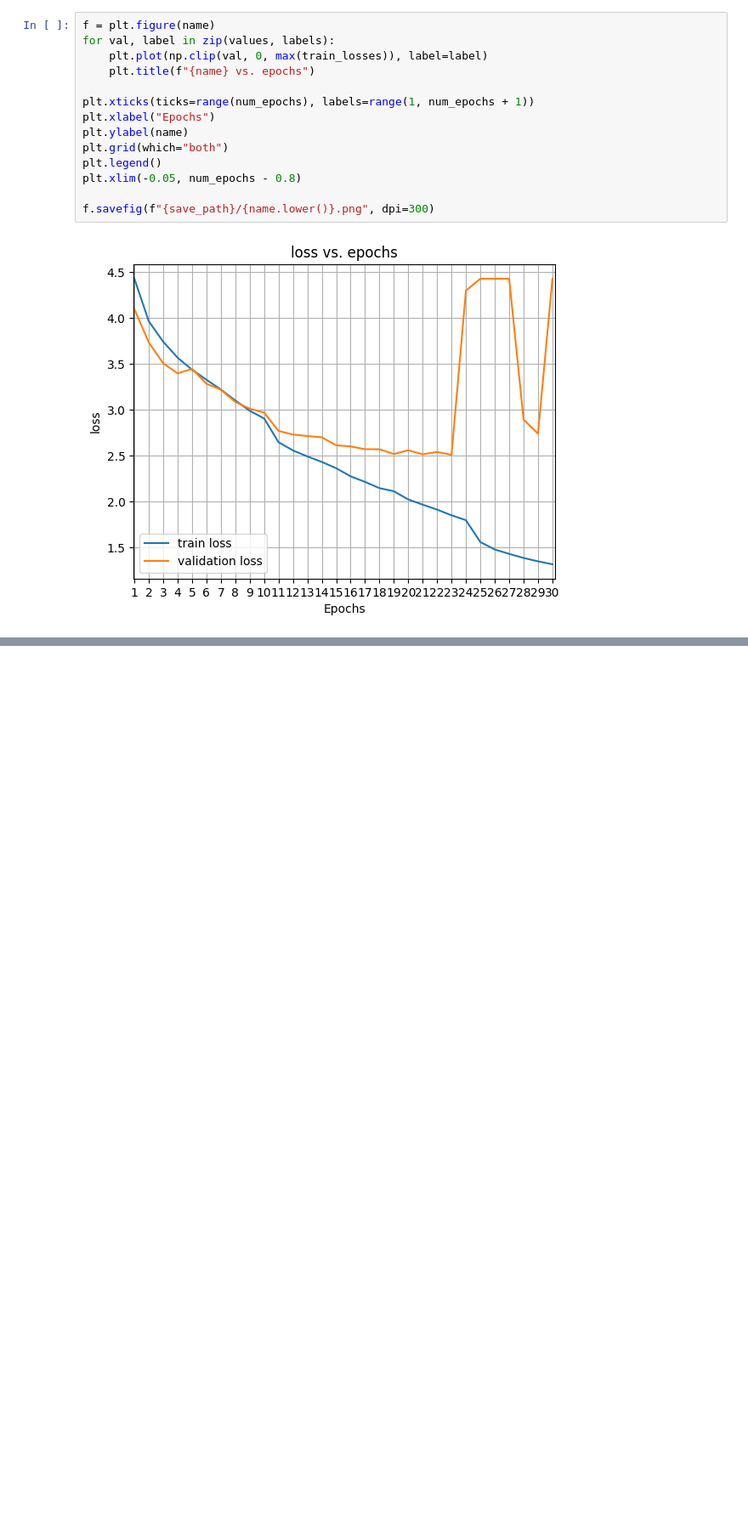
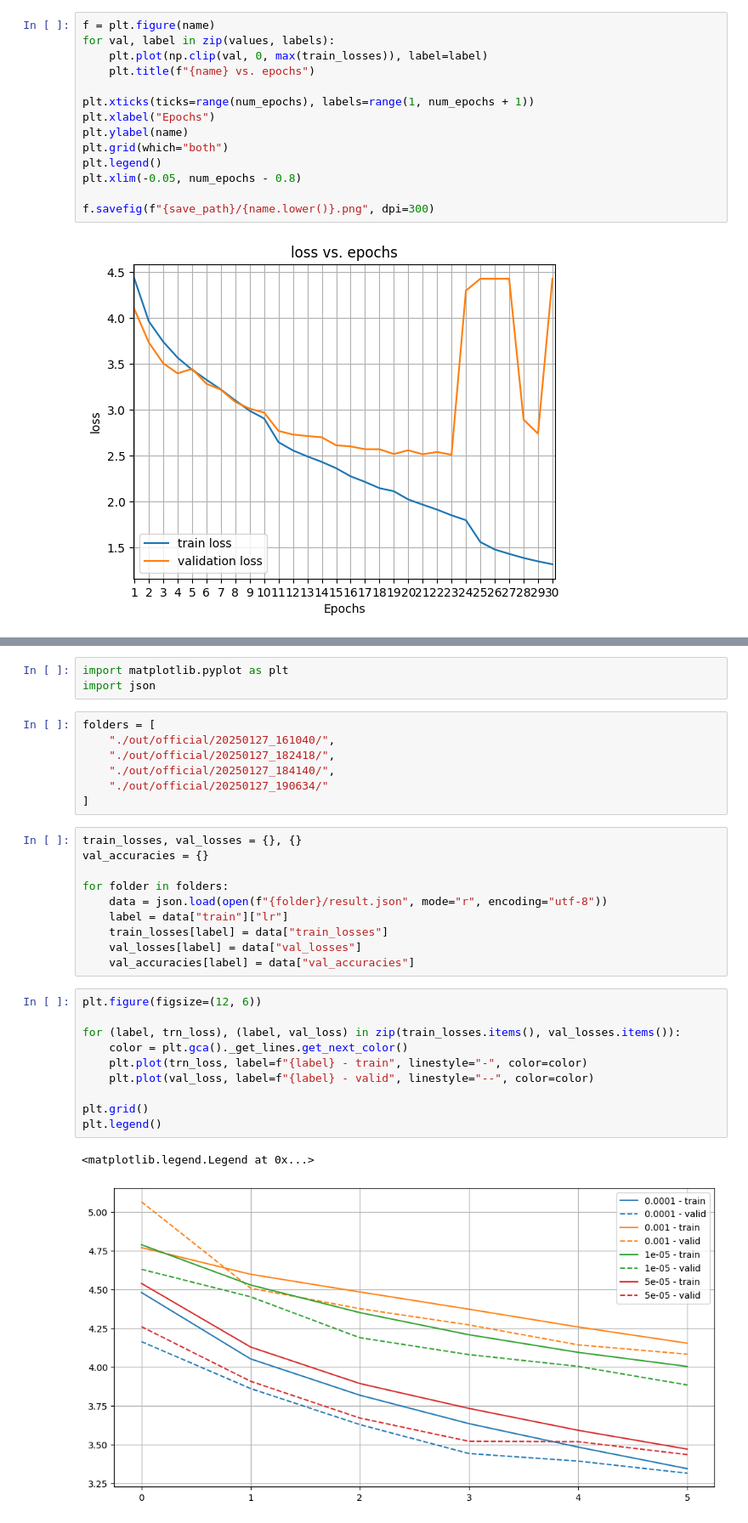
Before and after one commit to MicheleCazzola/artist-identification, a Jupyter notebook: playground.ipynb, the cells around one changed output, grey strips where cells are left out. Shown at 85% size. Cells and saved outputs as stored; diff of their text form; blank space fills up the shorter version.

```diff
--- a/playground.ipynb
+++ b/playground.ipynb
@@ -1075,0 +1124,33 @@ f.savefig(f"{save_path}/{name.lower()}.png", dpi=300)
+# %%
+import matplotlib.pyplot as plt
+import json
+# %%
+folders = [
+    "./out/official/20250127_161040/",
+    "./out/official/20250127_182418/",
+    "./out/official/20250127_184140/",
+    "./out/official/20250127_190634/"
+]
+# %%
+train_losses, val_losses = {}, {}
+val_accuracies = {}
+
+for folder in folders:
+    data = json.load(open(f"{folder}/result.json", mode="r", encoding="utf-8"))
+    label = data["train"]["lr"]
+    train_losses[label] = data["train_losses"]
+    val_losses[label] = data["val_losses"]
+    val_accuracies[label] = data["val_accuracies"]
+# %%
+plt.figure(figsize=(12, 6))
+
+for (label, trn_loss), (label, val_loss) in zip(train_losses.items(), val_losses.items()):
+    color = plt.gca()._get_lines.get_next_color()
+    plt.plot(trn_loss, label=f"{label} - train", linestyle="-", color=color)
+    plt.plot(val_loss, label=f"{label} - valid", linestyle="--", color=color)
+
+plt.grid()
+plt.legend()
+# %% [output]
+<matplotlib.legend.Legend at 0x...>
+[figure, added]
```
Also changed, not shown: parts of 13 cells of this notebook, 6 other files.
